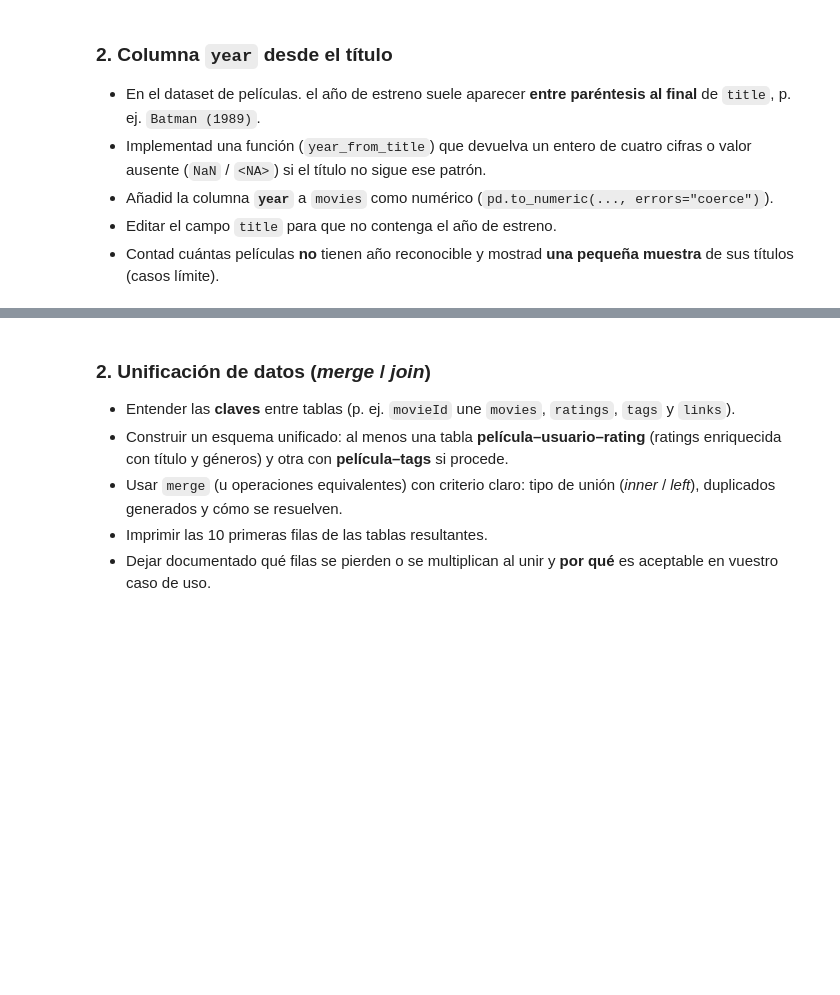
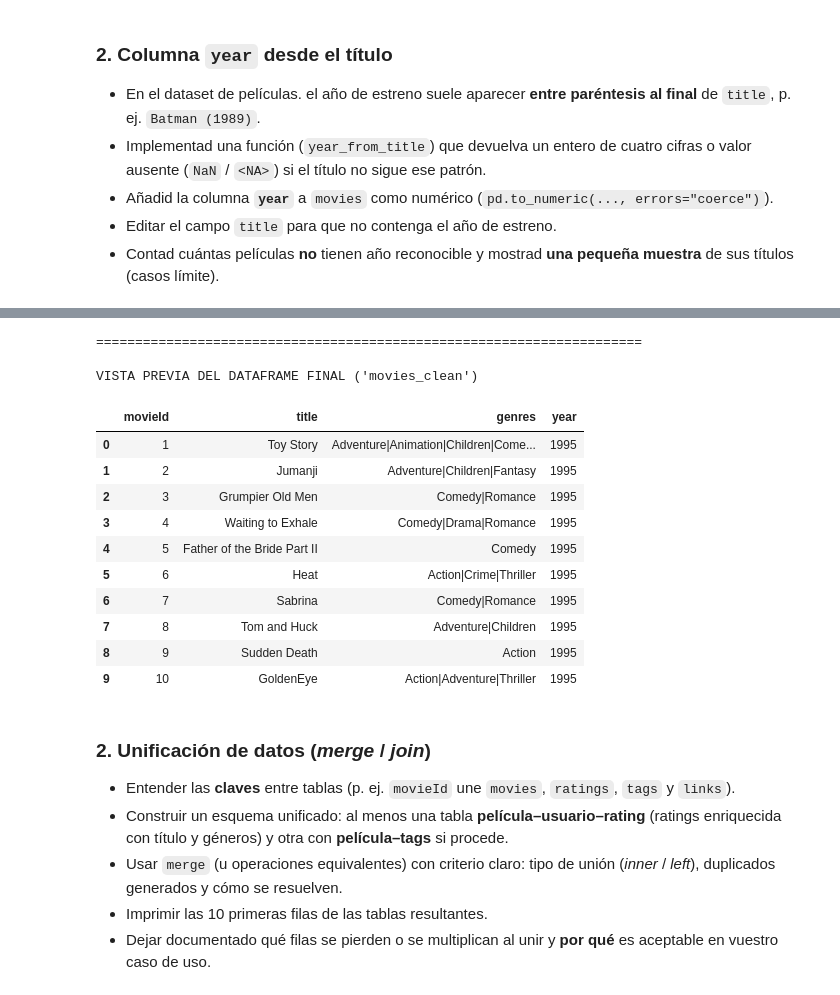
Before and after one commit to LucasAvilaI/tc-sprint03-04-peliculas-E3, a Jupyter notebook: Team_Challenge_sprint03_04.ipynb, the cells around one changed output, grey strips where cells are left out. Saved outputs shown, nothing was run; the diff lists cells and outputs as text; code cells hidden in the pictures; blank space fills up the shorter version.

```diff
--- a/Team_Challenge_sprint03_04.ipynb
+++ b/Team_Challenge_sprint03_04.ipynb
@@ -83,37 +83,64 @@ print(f'Hola Mundo')
 # --- RAUL ---
 # %%
 # --- ALEJANDRA ---
+import pandas as pd
+from IPython.display import display
+
+# =====================================================================
+# 1. FUNCIÓN EXIGIDA (ENFOQUE VECTORIZADO SIN REGEX)
+# =====================================================================
 def year_from_title(df_movies):
-
+    """
+    Recibe el DataFrame de películas, extrae el año usando división de cadenas
+    y limpia la columna 'title' sin usar expresiones regulares.
+    """
     df = df_movies.copy()
 
-    # 1. Asegurar que no haya espacios sueltos que alteren el rebanado
-    df['title'] = df['title'].str.strip()
+    # limpieza básica inicial de espacios
+    df['title'] = df['title'].astype(str).str.strip()
 
-    # 2. Añadir la columna 'year' como numérico con errors='coerce' y tipo 'Int64'
-    # Si no tiene el patrón (YYYY) al final, pd.to_numeric lo convertirá en <NA>
-    df['year'] = pd.to_numeric(df['title'].str[-5:-1], errors='coerce').astype('Int64')
+    # 1. Comprobar de forma vectorizada qué títulos terminan en ')'
+    termina_en_parentesis = df['title'].str.endswith(')')
 
-    # 3. Editar 'title' para que NO contenga el año, SOLO si tenía un año válido
-    has_valid_year = df['year'].notna()
+    # 2. Extraer el año rebanando los últimos caracteres fijos del final real
+    # En lugar de -5:-1 que puede bailar, recortamos sabiendo que el paréntesis ocupa el lugar -1
+    potential_years = df['title'].str[-5:-1]
+
+    # 3. Forzar la conversión a numérico con pd.to_numeric
+    df['year'] = pd.to_numeric(potential_years, errors="coerce").astype('Int64')
+
+    # Validar que cumpla ambas condiciones: terminar en ')' y tener un número de 4 dígitos válido
+    has_valid_year = termina_en_parentesis & df['year'].notna()
+
+    # 4. Editar 'title' eliminando los últimos 7 caracteres " (YYYY)" solo a las válidas
     df.loc[has_valid_year, 'title'] = df.loc[has_valid_year, 'title'].str[:-7].str.strip()
+
+    # Las que no tengan un año válido al final, se marcan explícitamente con pd.NA
+    df.loc[~has_valid_year, 'year'] = pd.NA
 
     return df
 
-# =========================================================
-# EJECUCIÓN, CONTEO Y MUESTRA
-# =========================================================
 
-# Ejecución de la función sobre DataFrame original
+# =====================================================================
+# 2. EJECUCIÓN Y COMPROBACIONES EN PANTALLA
+# =====================================================================
+# Ejecutar la función sobre el dataset original
 movies_clean = year_from_title(movies)
 
-# FILTRO: Películas que NO tienen un año reconocible
+print("--- AUDITORÍA DE RESULTADOS (MÉTODO STR VECTORIZADO) --- \n")
+
 no_year_movies = movies_clean[movies_clean['year'].isna()]
+total_no_year = len(no_year_movies)
 
-# Contar cuántas películas no tienen año reconocible
-total_no_year = len(no_year_movies)
-print(f"Cantidad de películas sin año reconocible: {total_no_year}\n")
+print(f"TOTAL DE PELÍCULAS SIN AÑO RECONOCIBLE: {total_no_year} (de un total de {len(movies_clean)})")
+print("-" * 60)
 
-# Mostrar una pequeña muestra de sus títulos
-print("Muestra de casos límite detectados:")
-print(no_year_movies['title'].head(5))
+print("Muestra de títulos detectados como CASOS LÍMITE:")
+if total_no_year > 0:
+    display(no_year_movies[['movieId', 'title']].head(10))
+
+print("\n" + "="*70 + "\n")
+
+print("VISTA PREVIA DEL DATAFRAME FINAL ('movies_clean')")
+display(movies_clean.head(10))
+# %% [output]
@@ -120,3 +163,17 @@ print(no_year_movies['title'].head(5))
+======================================================================
+
+VISTA PREVIA DEL DATAFRAME FINAL ('movies_clean')
+|  | movieId | title | genres | year |
+| 0 | 1 | Toy Story | Adventure|Animation|Children|Come... | 1995 |
+| 1 | 2 | Jumanji | Adventure|Children|Fantasy | 1995 |
+| 2 | 3 | Grumpier Old Men | Comedy|Romance | 1995 |
+| 3 | 4 | Waiting to Exhale | Comedy|Drama|Romance | 1995 |
+| 4 | 5 | Father of the Bride Part II | Comedy | 1995 |
+| 5 | 6 | Heat | Action|Crime|Thriller | 1995 |
+| 6 | 7 | Sabrina | Comedy|Romance | 1995 |
+| 7 | 8 | Tom and Huck | Adventure|Children | 1995 |
+| 8 | 9 | Sudden Death | Action | 1995 |
+| 9 | 10 | GoldenEye | Action|Adventure|Thriller | 1995 |
 # %%
 # --- ADIXON ---
 # %%
```
Also changed, not shown: parts of 1 cell of this notebook, 1 other file.
